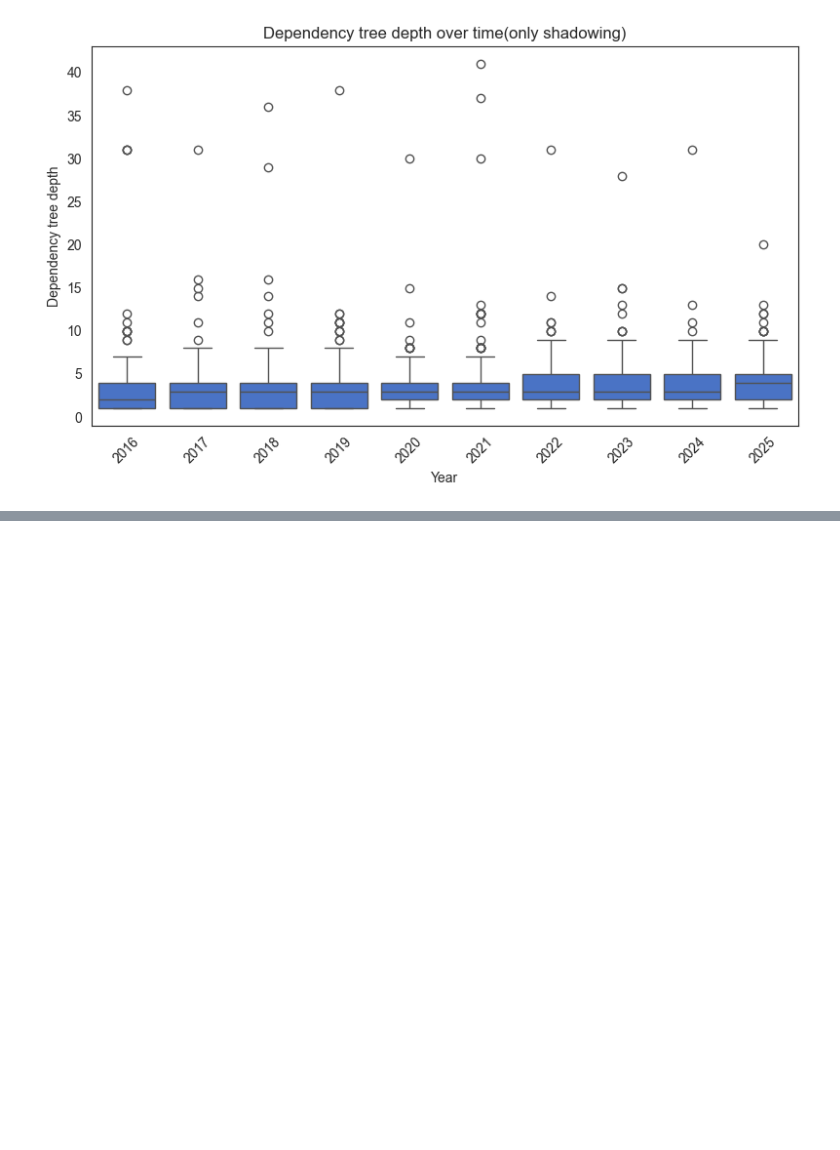
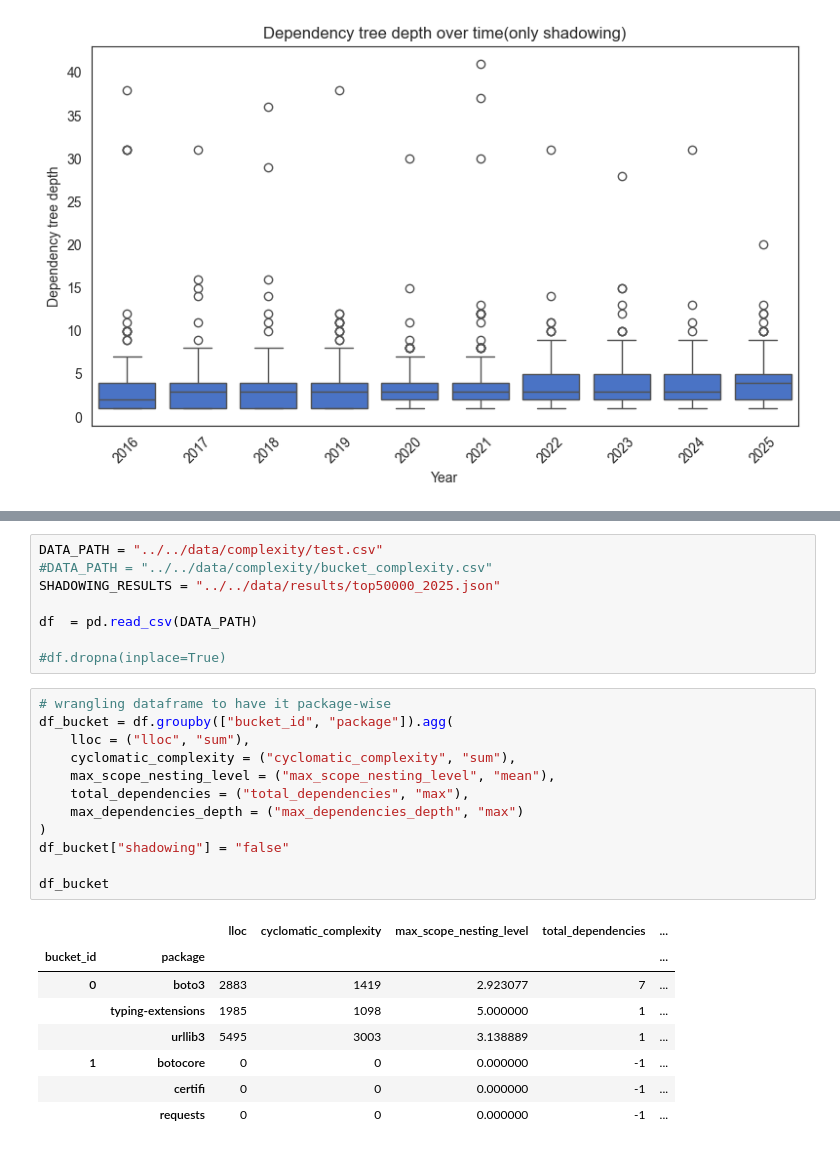
Before and after one commit to denisG99/ATCNS-Supply-Chain-Attack, a Jupyter notebook: src/complexity/analysis.ipynb, the cells around one changed output, grey strips where cells are left out. Saved outputs shown, nothing was run; the diff lists cells and outputs as text; blank space fills up the shorter version.

Commit message:
bucket analysis draft

```diff
--- a/src/complexity/analysis.ipynb
+++ b/src/complexity/analysis.ipynb
@@ -140,0 +133,29 @@ draw_complexity_stats(df_shadowing, "year", "max_dependencies_depth", "Year", "D
+# %%
+DATA_PATH = "../../data/complexity/test.csv"
+#DATA_PATH = "../../data/complexity/bucket_complexity.csv"
+SHADOWING_RESULTS = "../../data/results/top50000_2025.json"
+
+df  = pd.read_csv(DATA_PATH)
+
+#df.dropna(inplace=True)
+# %%
+# wrangling dataframe to have it package-wise
+df_bucket = df.groupby(["bucket_id", "package"]).agg(
+    lloc = ("lloc", "sum"),
+    cyclomatic_complexity = ("cyclomatic_complexity", "sum"),
+    max_scope_nesting_level = ("max_scope_nesting_level", "mean"),
+    total_dependencies = ("total_dependencies", "max"),
+    max_dependencies_depth = ("max_dependencies_depth", "max")
+)
+df_bucket["shadowing"] = "false"
+
+df_bucket
+# %% [output]
+|  |  | lloc | cyclomatic_complexity | max_scope_nesting_level | total_dependencies | ... |
+| bucket_id | package |  |  |  |  | ... |
+| 0 | boto3 | 2883 | 1419 | 2.923077 | 7 | ... |
+|  | typing-extensions | 1985 | 1098 | 5.000000 | 1 | ... |
+|  | urllib3 | 5495 | 3003 | 3.138889 | 1 | ... |
+| 1 | botocore | 0 | 0 | 0.000000 | -1 | ... |
+|  | certifi | 0 | 0 | 0.000000 | -1 | ... |
+|  | requests | 0 | 0 | 0.000000 | -1 | ... |
```
Also changed, not shown: parts of 7 cells of this notebook.
